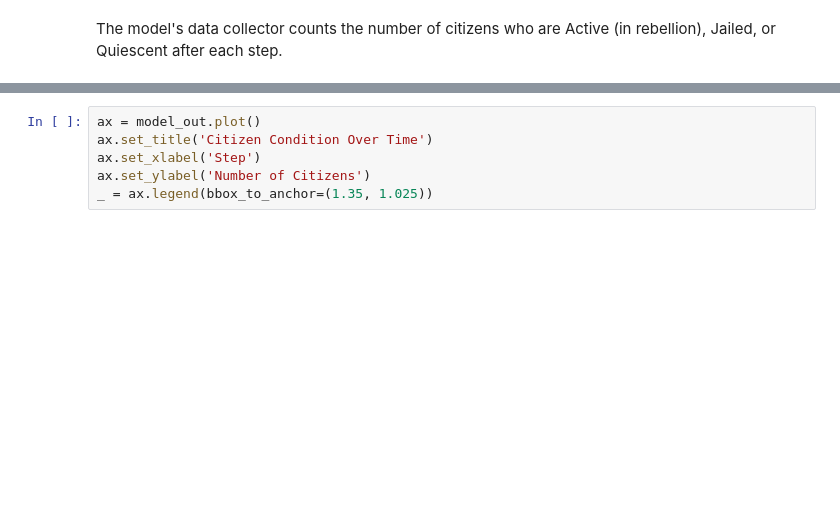
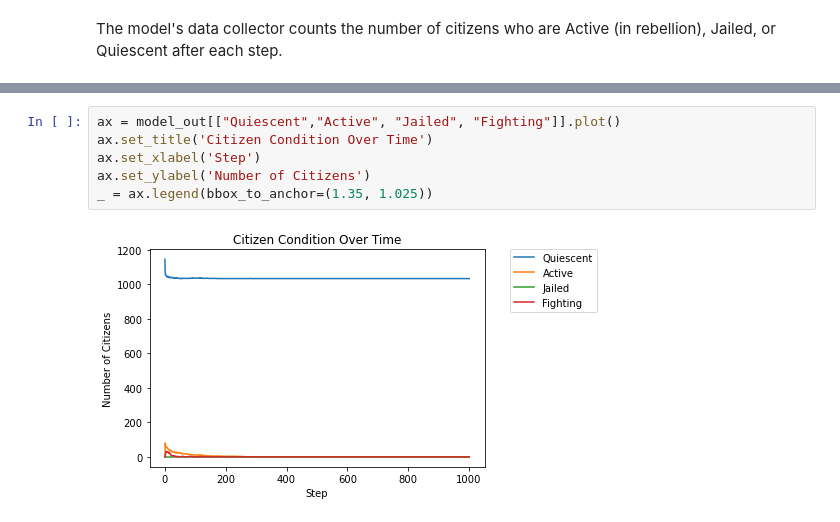
Before and after one commit to DCCdelang/ABM, a Jupyter notebook: epstein_civil_violence_Dante/Epstein Civil Violence.ipynb, the cells around one changed output, grey strips where cells are left out. Drawn from its saved outputs; the diff is of its cells as text; blank space fills up the shorter version.

```diff
--- a/epstein_civil_violence_Dante/Epstein Civil Violence.ipynb
+++ b/epstein_civil_violence_Dante/Epstein Civil Violence.ipynb
@@ -39,6 +48,8 @@ model_out.head()
 # %%
-ax = model_out.plot()
+ax = model_out[["Quiescent","Active", "Jailed", "Fighting"]].plot()
 ax.set_title('Citizen Condition Over Time')
 ax.set_xlabel('Step')
 ax.set_ylabel('Number of Citizens')
 _ = ax.legend(bbox_to_anchor=(1.35, 1.025))
+# %% [output]
+[figure, added]
```
Also changed, not shown: parts of 4 cells of this notebook, 2 other files.
